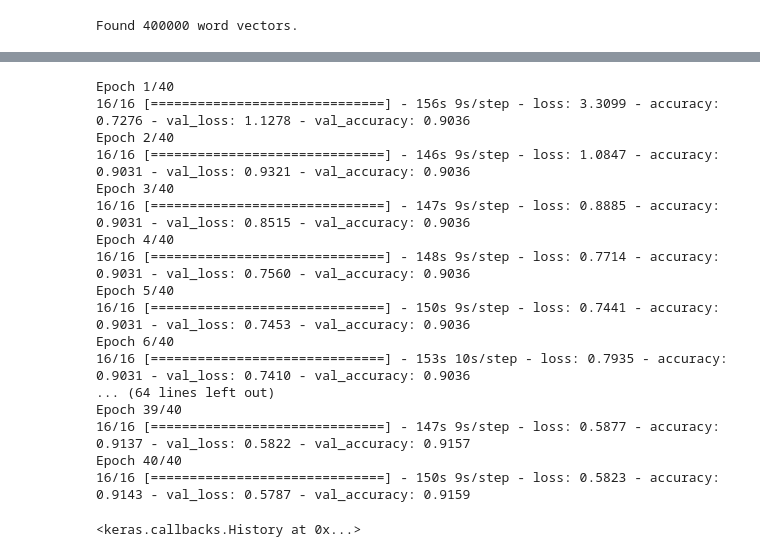
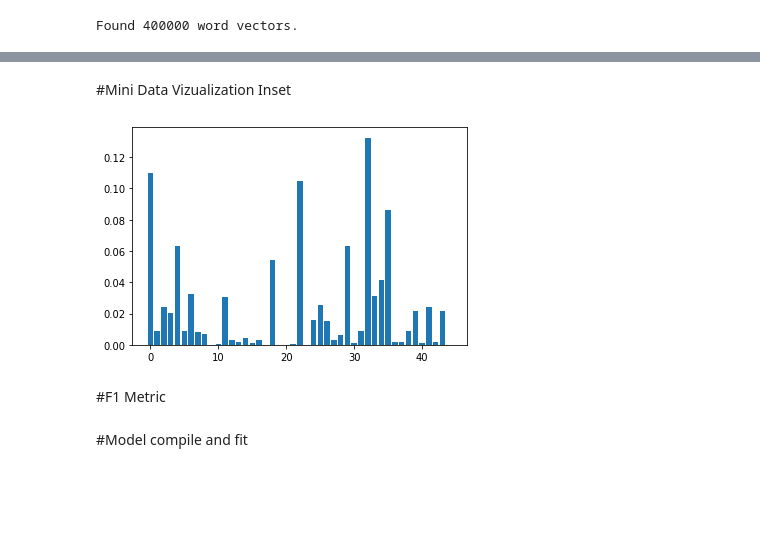
Before and after one commit to AirNicco8/NLP_Assignments, a Jupyter notebook: A1_biLSTM256_LSTM256+Relu.ipynb, the cells around one changed output, grey strips where cells are left out. Saved outputs shown, nothing was run; the diff lists cells and outputs as text; code cells hidden in the pictures; blank space fills up the shorter version.

```diff
--- a/A1_biLSTM256_LSTM256+Relu.ipynb
+++ b/A1_biLSTM256_LSTM256+Relu.ipynb
@@ -479,3 +468,13 @@ def to_categorical(sequences, categories):
             cats[-1][item] = 1.0
         cat_sequences.append(cats)
     return np.array(cat_sequences)
+# %%
+point = [tag2index['.']]
+virg = [tag2index[',']]
+weird_apex = [tag2index['``']]
+single_apex = [tag2index["''"]]
+two_dots = [tag2index[':']]
+pad = [tag2index['-PAD-']]
+
+punct_cat_classes = to_categorical([point, virg, weird_apex, single_apex, two_dots, pad], len(tag2index))
+punct_cat_classes.shape
@@ -481,0 +483,5 @@ def to_categorical(sequences, categories):
+# %%
+cum_tags = np.zeros(46)
+for i in punct_cat_classes:
+  print(i[0])
+  cum_tags += i[0]
@@ -493,21 +519,10 @@ print(cat_train_tags_y[0])
-# %%
-model.fit(train_sentences_X, to_categorical(train_tags_y, len(tag2index)), batch_size=128, epochs=40, validation_data=(valid_sentences_X, to_categorical(valid_tags_y, len(tag2index))))
-# %% [output]
-Epoch 1/40
-16/16 [==============================] - 156s 9s/step - loss: 3.3099 - accuracy: 0.7276 - val_loss: 1.1278 - val_accuracy: 0.9036
-Epoch 2/40
-16/16 [==============================] - 146s 9s/step - loss: 1.0847 - accuracy: 0.9031 - val_loss: 0.9321 - val_accuracy: 0.9036
-Epoch 3/40
-16/16 [==============================] - 147s 9s/step - loss: 0.8885 - accuracy: 0.9031 - val_loss: 0.8515 - val_accuracy: 0.9036
-Epoch 4/40
-16/16 [==============================] - 148s 9s/step - loss: 0.7714 - accuracy: 0.9031 - val_loss: 0.7560 - val_accuracy: 0.9036
-Epoch 5/40
-16/16 [==============================] - 150s 9s/step - loss: 0.7441 - accuracy: 0.9031 - val_loss: 0.7453 - val_accuracy: 0.9036
-Epoch 6/40
-16/16 [==============================] - 153s 10s/step - loss: 0.7935 - accuracy: 0.9031 - val_loss: 0.7410 - val_accuracy: 0.9036
-... (64 lines left out)
-Epoch 39/40
-16/16 [==============================] - 147s 9s/step - loss: 0.5877 - accuracy: 0.9137 - val_loss: 0.5822 - val_accuracy: 0.9157
-Epoch 40/40
-16/16 [==============================] - 150s 9s/step - loss: 0.5823 - accuracy: 0.9143 - val_loss: 0.5787 - val_accuracy: 0.9159
-<keras.callbacks.History at 0x...>
+# %% [markdown]
+#Mini Data Vizualization Inset
+# %%
+distribution_tags = np.zeros(46)
+for i in cat_train_tags_y:
+  for t in i:
+    distribution_tags += t
+# %%
+s = sum(distribution_tags[1:])
+norm = [float(i)/s for i in distribution_tags[1:]]
@@ -513,0 +531,7 @@ Epoch 40/40
+# %%
+plt.bar(np.arange(len(norm)),norm)
+plt.show()
+# %% [output]
+[figure, added]
+# %% [markdown]
+#F1 Metric
@@ -513,0 +591,2 @@ Epoch 40/40
+# %% [markdown]
+#Model compile and fit
```
Also changed, not shown: parts of 35 cells of this notebook, 2 other files.
